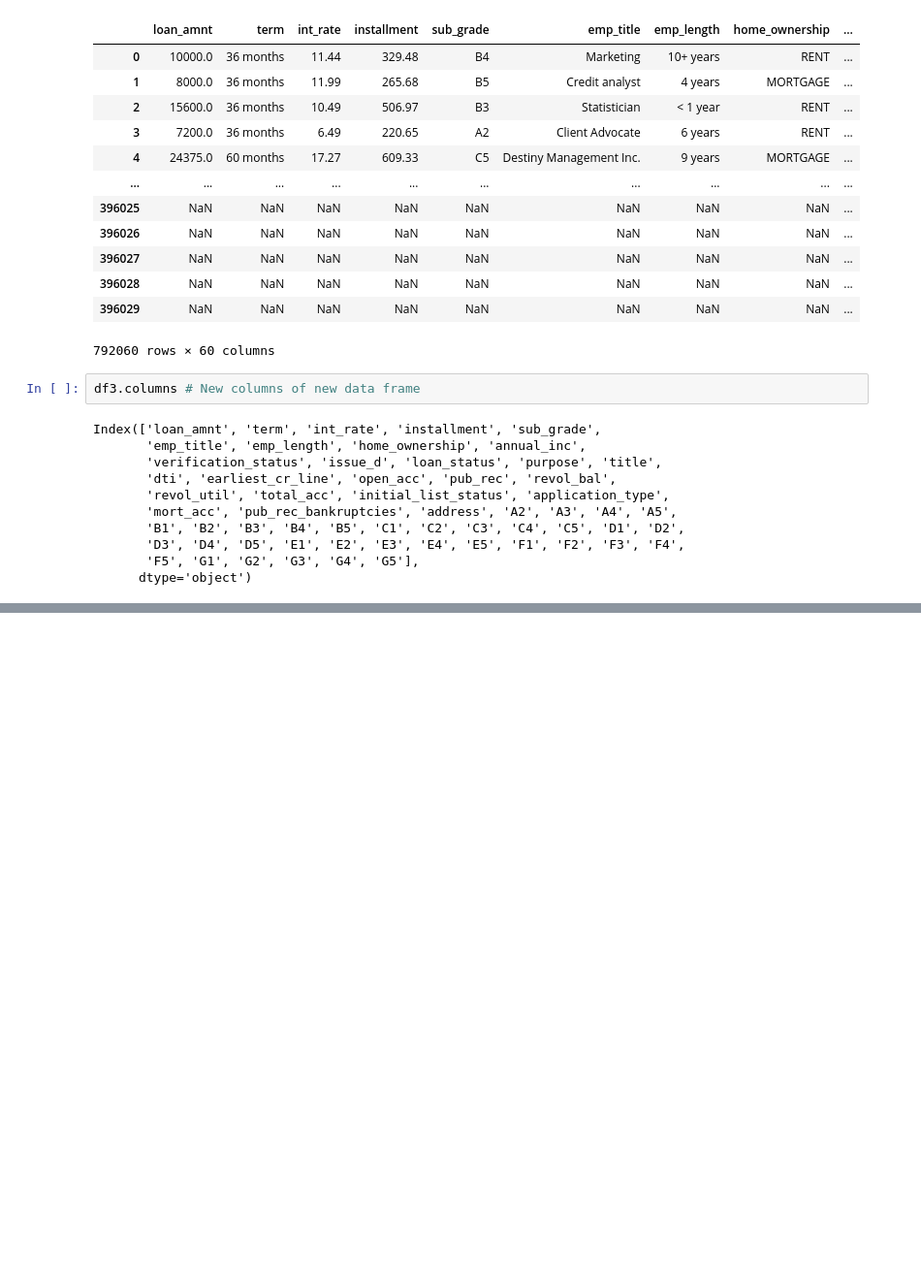
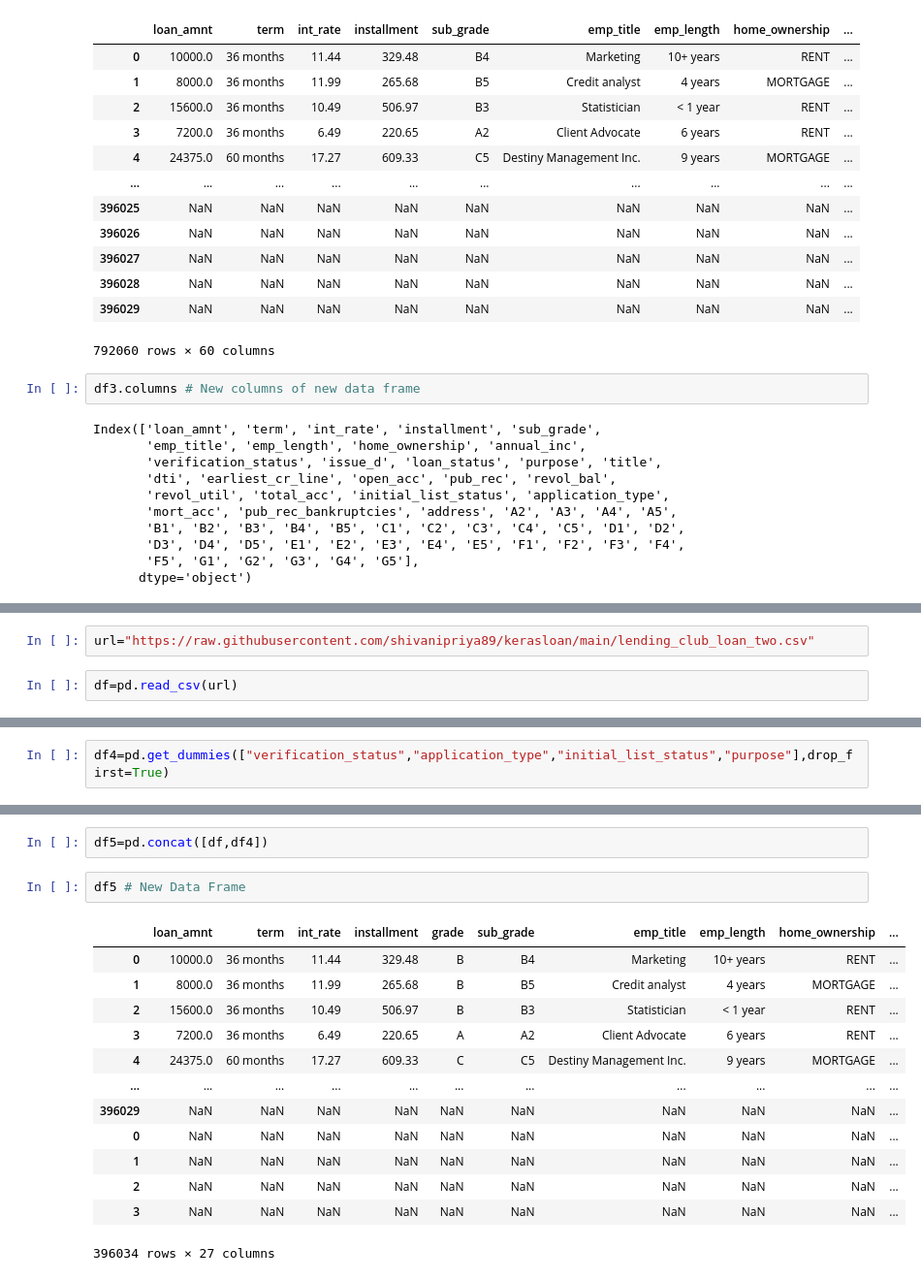
Before and after one commit to shivanipriya89/practicetensor, a Jupyter notebook: thekeras.ipynb, the cells around one changed output, grey strips where cells are left out. Shown at 97% size. Saved outputs shown, nothing was run; the diff lists cells and outputs as text; blank space fills up the shorter version.

```diff
--- a/thekeras.ipynb
+++ b/thekeras.ipynb
@@ -2322,0 +2328,4 @@ Index(['loan_amnt', 'term', 'int_rate', 'installment', 'sub_grade',
+# %%
+url="https://raw.githubusercontent.com/shivanipriya89/kerasloan/main/lending_club_loan_two.csv"
+# %%
+df=pd.read_csv(url)
@@ -2322,0 +2358,2 @@ Index(['loan_amnt', 'term', 'int_rate', 'installment', 'sub_grade',
+# %%
+df4=pd.get_dummies(["verification_status","application_type","initial_list_status","purpose"],drop_first=True)
@@ -2322,0 +2368,18 @@ Index(['loan_amnt', 'term', 'int_rate', 'installment', 'sub_grade',
+# %%
+df5=pd.concat([df,df4])
+# %%
+df5 # New Data Frame
+# %% [output]
+|  | loan_amnt | term | int_rate | installment | grade | sub_grade | emp_title | emp_length | home_ownership | ... |
+| 0 | 10000.0 | 36 months | 11.44 | 329.48 | B | B4 | Marketing | 10+ years | RENT | ... |
+| 1 | 8000.0 | 36 months | 11.99 | 265.68 | B | B5 | Credit analyst | 4 years | MORTGAGE | ... |
+| 2 | 15600.0 | 36 months | 10.49 | 506.97 | B | B3 | Statistician | < 1 year | RENT | ... |
+| 3 | 7200.0 | 36 months | 6.49 | 220.65 | A | A2 | Client Advocate | 6 years | RENT | ... |
+| 4 | 24375.0 | 60 months | 17.27 | 609.33 | C | C5 | Destiny Management Inc. | 9 years | MORTGAGE | ... |
+| ... | ... | ... | ... | ... | ... | ... | ... | ... | ... | ... |
+| 396029 | NaN | NaN | NaN | NaN | NaN | NaN | NaN | NaN | NaN | ... |
+| 0 | NaN | NaN | NaN | NaN | NaN | NaN | NaN | NaN | NaN | ... |
+| 1 | NaN | NaN | NaN | NaN | NaN | NaN | NaN | NaN | NaN | ... |
+| 2 | NaN | NaN | NaN | NaN | NaN | NaN | NaN | NaN | NaN | ... |
+| 3 | NaN | NaN | NaN | NaN | NaN | NaN | NaN | NaN | NaN | ... |
+396034 rows × 27 columns
```
Also changed, not shown: parts of 6 cells of this notebook.
